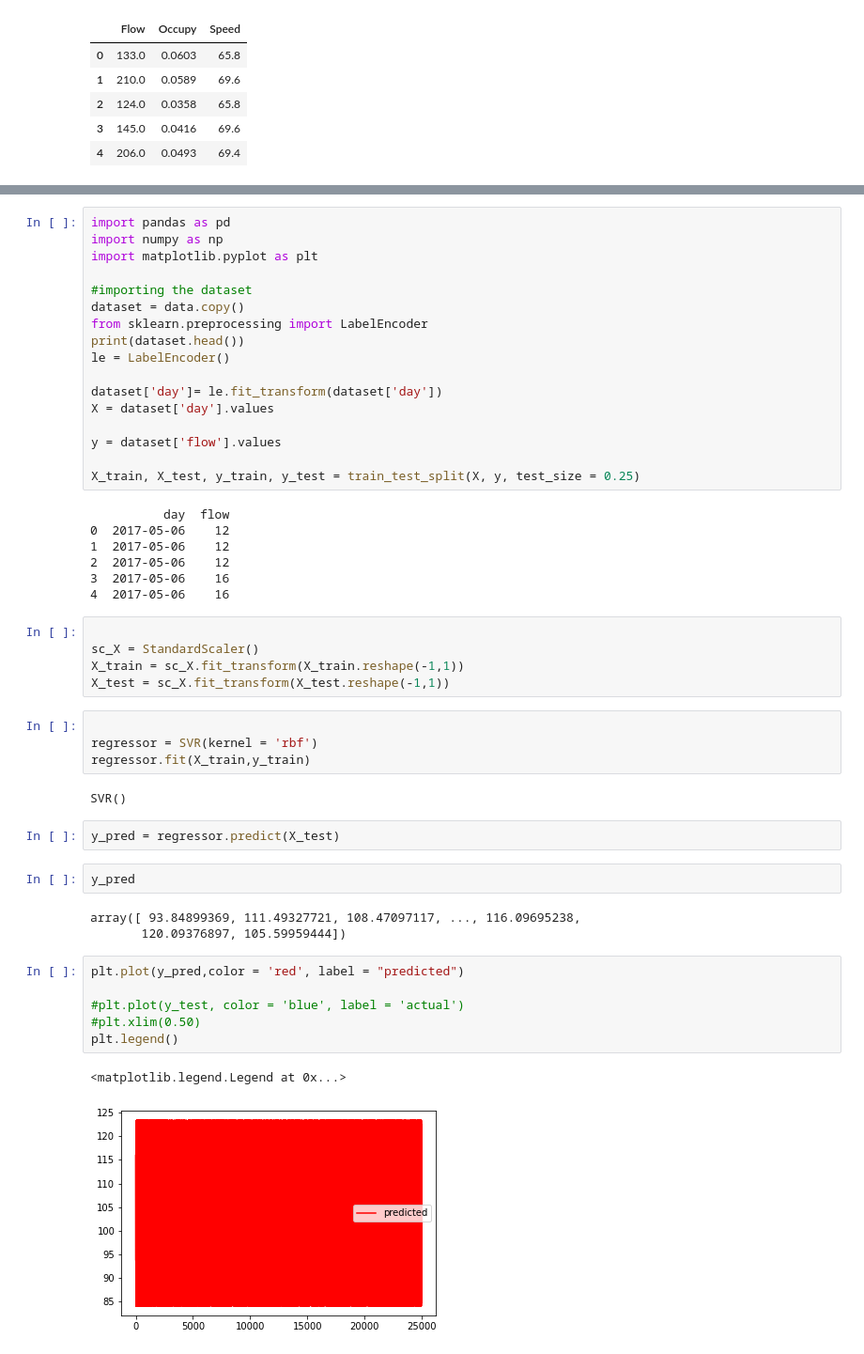
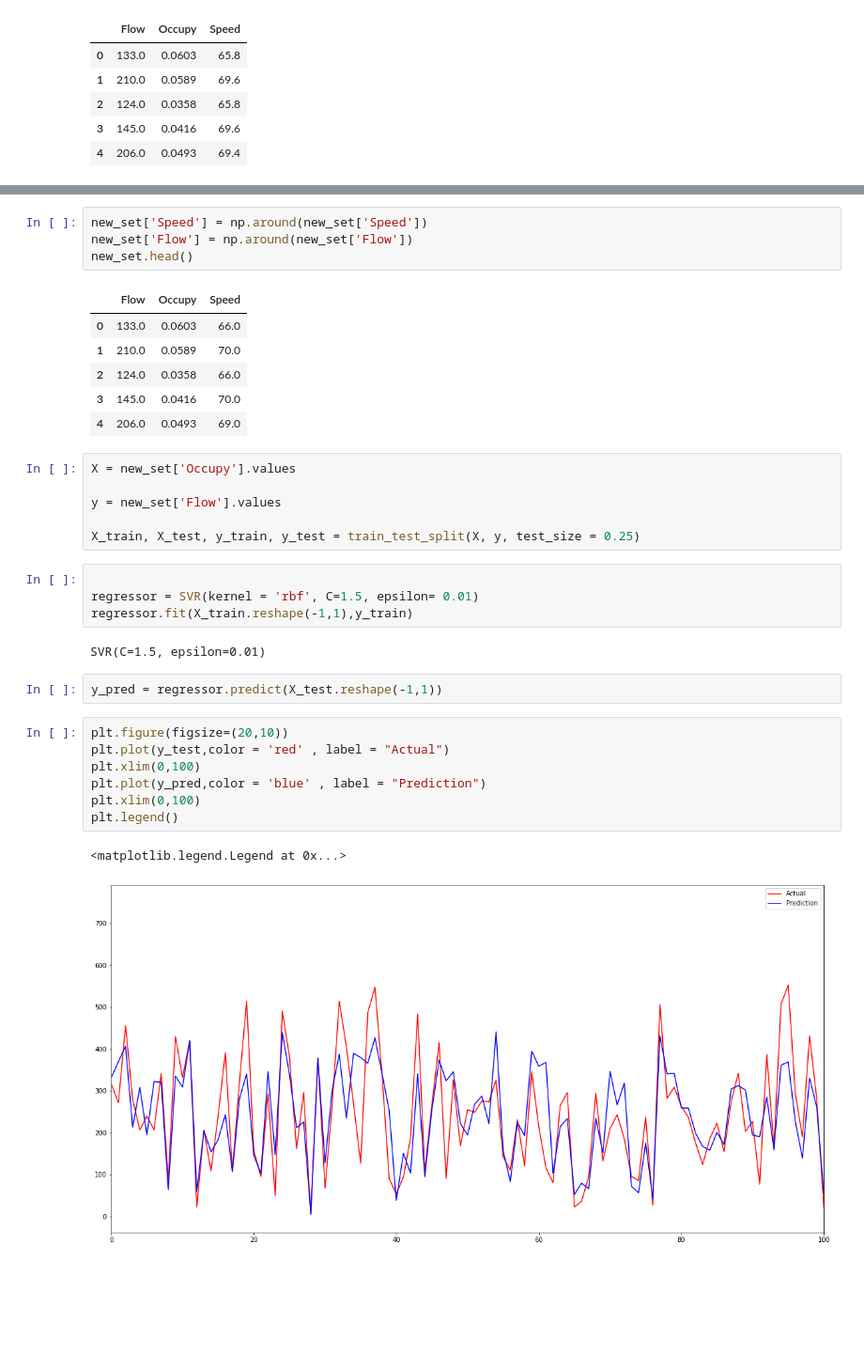
Before and after one commit to fredrikkortet/mt-hh, a Jupyter notebook: SVR.ipynb, the cells around one changed output, grey strips where cells are left out. Shown at 94% size. Drawn from its saved outputs; the diff is of its cells as text; blank space fills up the shorter version.

```diff
--- a/SVR.ipynb
+++ b/SVR.ipynb
@@ -30,51 +42,35 @@ data.head()
+# %%
+new_set['Speed'] = np.around(new_set['Speed'])
+new_set['Flow'] = np.around(new_set['Flow'])
+new_set.head()
+# %% [output]
+|  | Flow | Occupy | Speed |
+| 0 | 133.0 | 0.0603 | 66.0 |
+| 1 | 210.0 | 0.0589 | 70.0 |
+| 2 | 124.0 | 0.0358 | 66.0 |
+| 3 | 145.0 | 0.0416 | 70.0 |
+| 4 | 206.0 | 0.0493 | 69.0 |
 # %%
-import pandas as pd
-import numpy as np
-import matplotlib.pyplot as plt
+X = new_set['Occupy'].values
 
-#importing the dataset
-dataset = data.copy()
-from sklearn.preprocessing import LabelEncoder
-print(dataset.head())
-le = LabelEncoder()
-
-dataset['day']= le.fit_transform(dataset['day'])
-X = dataset['day'].values
-
-y = dataset['flow'].values
+y = new_set['Flow'].values
 
 X_train, X_test, y_train, y_test = train_test_split(X, y, test_size = 0.25)
-# %% [output]
-          day  flow
-0  2017-05-06    12
-1  2017-05-06    12
-2  2017-05-06    12
-3  2017-05-06    16
-4  2017-05-06    16
-# %%
-
-sc_X = StandardScaler()
-X_train = sc_X.fit_transform(X_train.reshape(-1,1))
-X_test = sc_X.fit_transform(X_test.reshape(-1,1))
 # %%
 
-regressor = SVR(kernel = 'rbf')
-regressor.fit(X_train,y_train)
+regressor = SVR(kernel = 'rbf', C=1.5, epsilon= 0.01)
+regressor.fit(X_train.reshape(-1,1),y_train)
 # %% [output]
-SVR()
+SVR(C=1.5, epsilon=0.01)
 # %%
-y_pred = regressor.predict(X_test)
+y_pred = regressor.predict(X_test.reshape(-1,1))
-# %%
-y_pred
-# %% [output]
-array([ 93.84899369, 111.49327721, 108.47097117, ..., 116.09695238,
-       120.09376897, 105.59959444])
-# %%
-plt.plot(y_pred,color = 'red', label = "predicted")
-
-#plt.plot(y_test, color = 'blue', label = 'actual')
-#plt.xlim(0.50)
-plt.legend()
-# %% [output]
-<matplotlib.legend.Legend at 0x...>
-[figure, removed]
+# %%
+plt.figure(figsize=(20,10))
+plt.plot(y_test,color = 'red' , label = "Actual")
+plt.xlim(0,100)
+plt.plot(y_pred,color = 'blue' , label = "Prediction")
+plt.xlim(0,100)
+plt.legend()
+# %% [output]
+<matplotlib.legend.Legend at 0x...>
+[figure, added]
```
Also changed, not shown: parts of 14 cells of this notebook.
